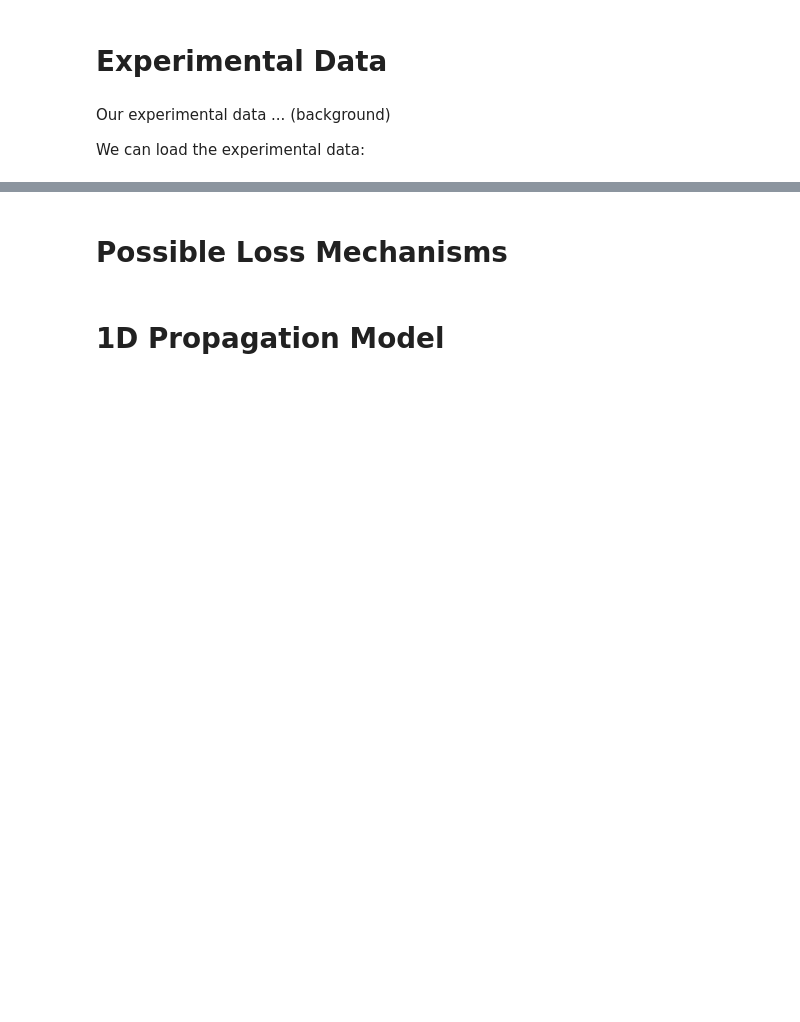
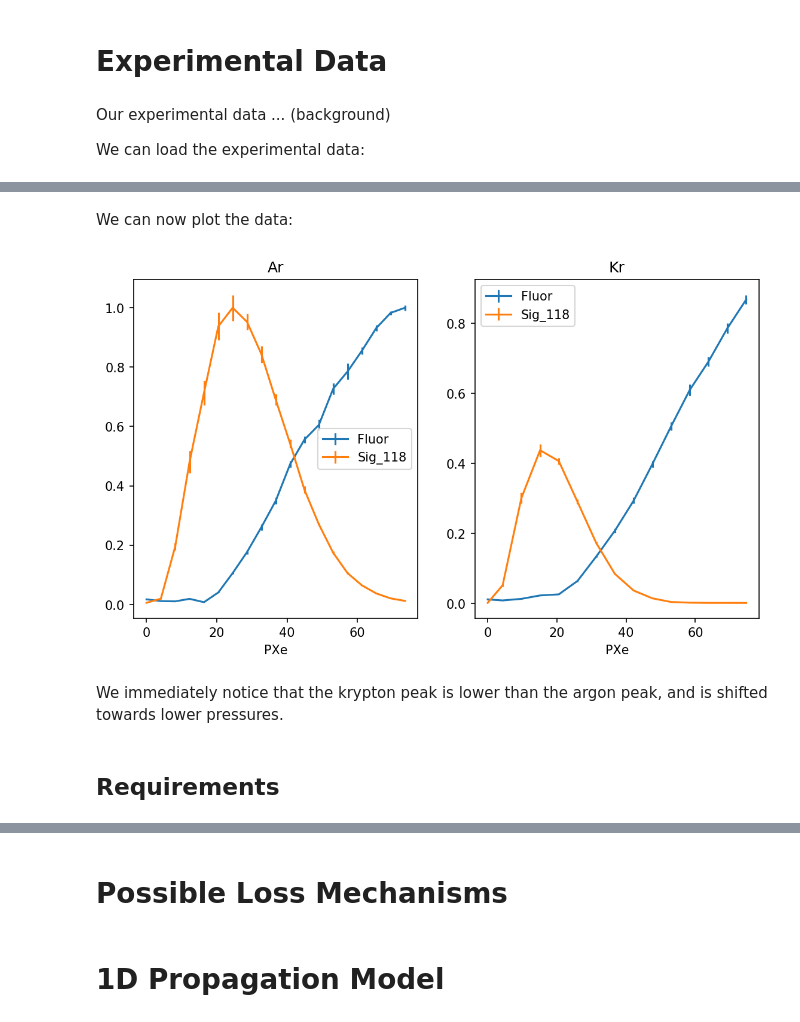
Before and after one commit to jasonbossert/uv_generation, a Jupyter notebook: notebooks/Untitled.ipynb, the cells around one changed output, grey strips where cells are left out. Saved outputs shown, nothing was run; the diff lists cells and outputs as text; code cells hidden in the pictures; blank space fills up the shorter version.

```diff
--- a/notebooks/Untitled.ipynb
+++ b/notebooks/Untitled.ipynb
@@ -29,0 +43,11 @@ The values for the signal and fluorescence are arbitrary. We can normalize the d
+# %%
+peak_118_signal = max(exp_data.Sig_118)
+peak_fluor = max(exp_data.Fluor)
+
+fluors = ["Fluor", "Fluor_Err"]
+sig_118s = ["Sig_118", "Sig_118_Err"]
+
+exp_data[sig_118s] = exp_data[sig_118s] / peak_118_signal
+exp_data[fluors] = exp_data[fluors] / peak_fluor
+
+exp_data.head()
@@ -29,0 +61,18 @@ The values for the signal and fluorescence are arbitrary. We can normalize the d
+# %% [markdown]
+We can now plot the data:
+# %%
+fig, ax = plt.subplots(1, 2, figsize=(9,5), dpi=150)
+
+plot_params = [(exp_data.loc['Ar'], ax[0], 'Ar'),
+               (exp_data.loc['Kr'], ax[1], 'Kr')]
+
+for data, ax, title in plot_params:
+    data.plot(x='PXe', y='Fluor', yerr='Fluor_Err', ax=ax)
+    data.plot(x='PXe', y='Sig_118', yerr='Sig_118_Err', ax=ax)
+    ax.set_title(title)
+# %% [output]
+[figure, added]
+# %% [markdown]
+We immediately notice that the krypton peak is lower than the argon peak, and is shifted towards lower pressures.
+# %% [markdown]
+## Requirements
```
Also changed, not shown: parts of 4 cells of this notebook.
